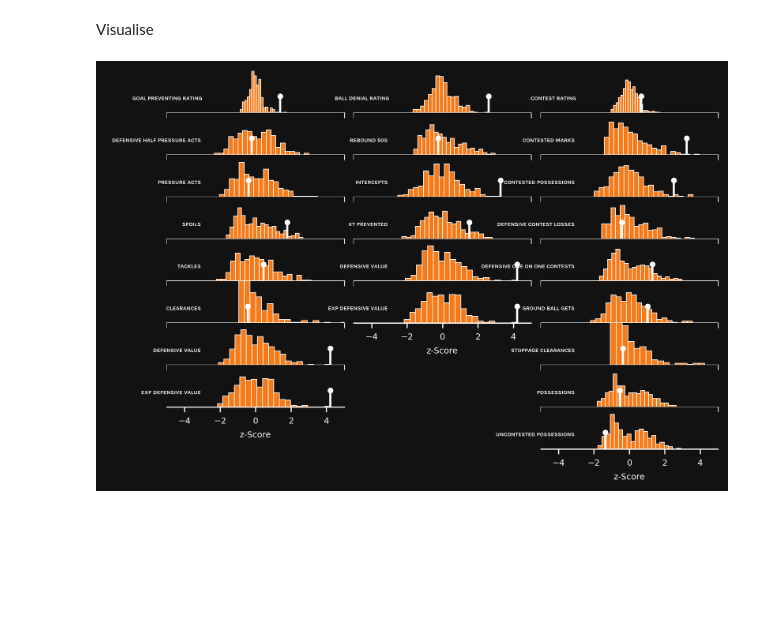
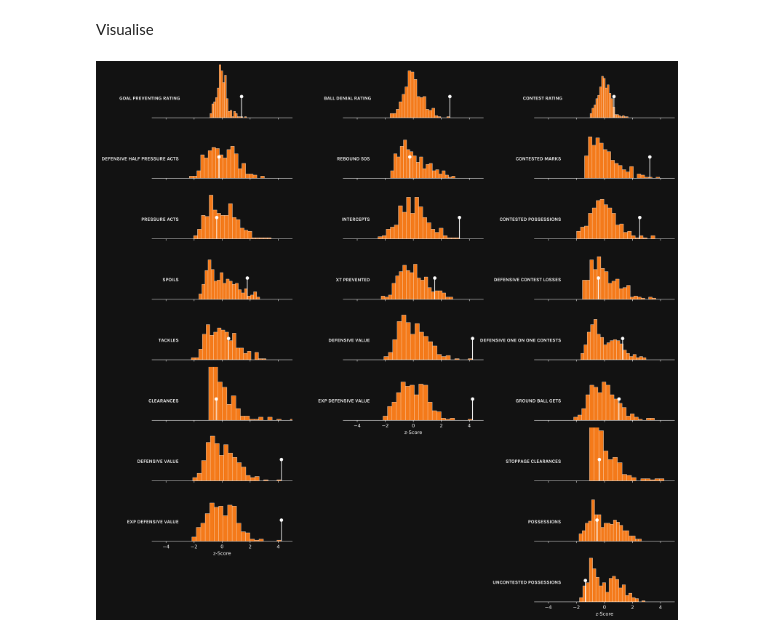
Before and after one commit to ciaran-grant/afl-player-ratings, a Jupyter notebook: exploratory-analysis/04_back.ipynb, the cells around one changed output. Saved outputs shown, nothing was run; the diff lists cells and outputs as text; code cells hidden in the pictures; blank space fills up the shorter version.

Commit message:
Updated customisation of histograms

```diff
--- a/exploratory-analysis/04_back.ipynb
+++ b/exploratory-analysis/04_back.ipynb
@@ -144,11 +144,13 @@ for role in roles:
 # %%
 player = "Sam Taylor"
 team = "Greater Western Sydney"
 season = 2023
 
-fig, axs = plot_multiple_role_histograms(position_summary, stats_list, player, team, season, xlim=5, ylim = 50)
+fig, axs = plot_multiple_role_histograms(position_summary, stats_list, player, team, season,
+                                         xlim=5, ylim = 50, figsize=(20,20), stat_fontsize=10, ticksize=10,
+                                         stem_markersize = 6, stem_colour="w")
 # %% [output]
-[figure, old version]
+[figure, new version]
 # %%
 player = "Jack Sinclair"
 team = "St Kilda"
```
Also changed, not shown: parts of 2 cells of this notebook, 1 other file.
